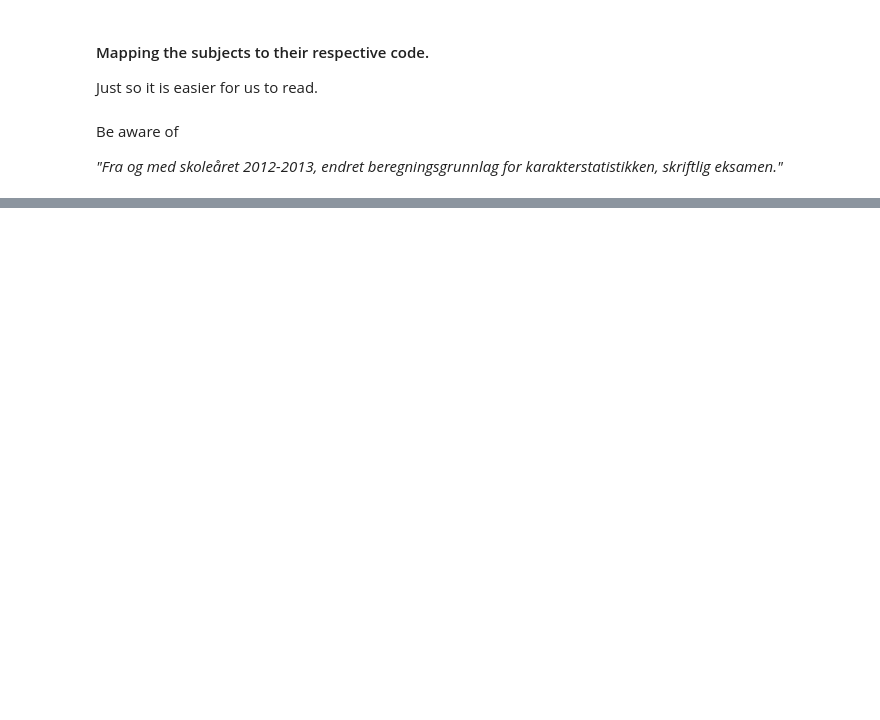
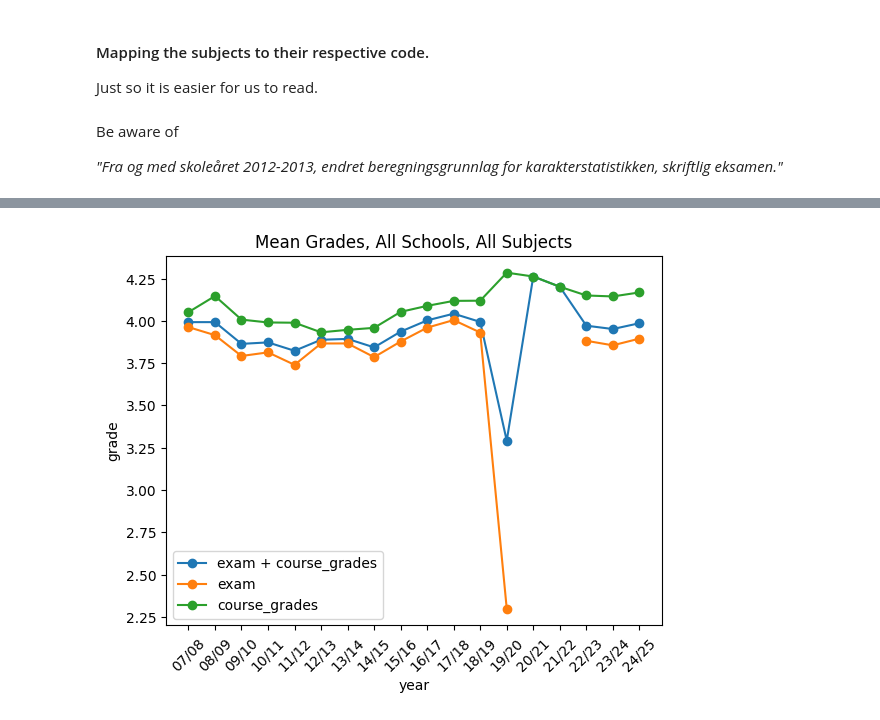
Before and after one commit to kajassandnes/high_school_grades, a Jupyter notebook: analysis_.ipynb, the cells around one changed output, grey strips where cells are left out. Cells and saved outputs as stored; diff of their text form; code cells hidden in the pictures; blank space fills up the shorter version.

Commit message:
med noen plots

```diff
--- a/analysis_.ipynb
+++ b/analysis_.ipynb
@@ -131,0 +125,4 @@ Be aware of
+# %%
+drop = [c for c in oslo_data.columns if "Brudd" in c]
+
+oslo_data = oslo_data.drop(columns=drop)
@@ -131,0 +134,10 @@ Be aware of
+# %%
+# substituting
+oslo_data = oslo_data.replace(",", ".", regex=True)
+
+# making all strings into float, and everything that cannot be converted into float, into NaN.
+first = oslo_data.iloc[:, :4]
+rest = oslo_data.iloc[:, 4:].apply(pd.to_numeric, errors="coerce")
+oslo_data = pd.concat([first, rest], axis=1)
+
+#print(oslo_data)
@@ -131,0 +159,71 @@ Be aware of
+# %%
+# take out all columns with "snittkarakter"
+sk = [c for c in oslo_data.columns if ".SK" in c and ".AK" in c] # sk=snittkarakter
+mse = [c for c in oslo_data.columns if ".SK" in c and ".AK" in c and (".ME" in c or ".SE" in c)] # mse=muntlig skriftlig eksamen
+sp = [c for c in oslo_data.columns if ".SK" in c and ".AK" in c and ".SP" in c] # sp=standpunkt
+ae = [c for c in oslo_data.columns if ".AE" in c and ".AK" in c] # ae=antall elever
+course = [c for c in oslo_data.columns if ".AE" in c and ".SP" in c and ".AK" in c] # antall elever med standpunkt
+exam = [c for c in oslo_data.columns if ".AE" in c and ".AK" in c and (".ME" in c or ".SE" in c)] # antall elever til eksamen
+
+# making list for plotting
+liste = []
+liste_ex = []
+liste_cg = []
+number = []
+exams = []
+course_grade = []
+years = []
+#
+for i in range(7, 25):
+    # mean of all grades
+    sort_cols_all = [c for c in sk if f"200{i}" in c or f"20{i}" in c]
+    liste.append(oslo_data[sort_cols_all].mean().mean())
+
+    sort_cols_list_ex = [c for c in mse if f"200{i}" in c or f"20{i}" in c]
+    liste_ex.append(oslo_data[sort_cols_list_ex].mean().mean())
+
+    sort_cols_list_cg = [c for c in sp if f"200{i}" in c or f"20{i}" in c]
+    liste_cg.append(oslo_data[sort_cols_list_cg].mean().mean())
+
+    # making year-list
+    if i < 9:
+        years.append(f"0{i}/0{i+1}")
+    elif i == 9:
+        years.append(f"0{i}/{i+1}")
+    elif i > 9:
+        years.append(f"{i}/{i+1}")
+
+    # all persons getting a grade
+    sort_cols_number = [c for c in ae if f"200{i}" in c or f"20{i}" in c]
+    number.append(oslo_data[sort_cols_number].sum().sum())
+
+    # all persons taking an exam
+    sort_cols_exam = [c for c in exam if f"200{i}" in c or f"20{i}" in c]
+    exams.append(oslo_data[sort_cols_exam].sum().sum())
+
+    # all persons which took the course
+    sort_cols_course = [c for c in course if f"200{i}" in c or f"20{i}" in c]
+    course_grade.append(oslo_data[sort_cols_course].sum().sum())
+
+
+plt.plot(years, liste, marker="o", label="exam + course_grades")
+plt.plot(years, liste_ex, marker="o", label="exam")
+plt.plot(years, liste_cg, marker="o", label="course_grades")
+plt.title("Mean Grades, All Schools, All Subjects")
+plt.xlabel("year")
+plt.ylabel("grade")
+plt.legend()
+plt.xticks(rotation=45)
+plt.show()
+
+plt.plot(years, number, marker="o", label='exam + course grade')
+plt.plot(years, exams, marker="o", label='exam')
+plt.plot(years, course_grade, marker="o", label='course grade')
+plt.xticks(rotation=45)
+plt.title("Number of Persons That Are Graded")
+plt.xlabel("year")
+plt.ylabel("number")
+plt.legend()
+plt.show()
+# %% [output]
+[figure, added]
```
Also changed, not shown: parts of 9 cells of this notebook.
